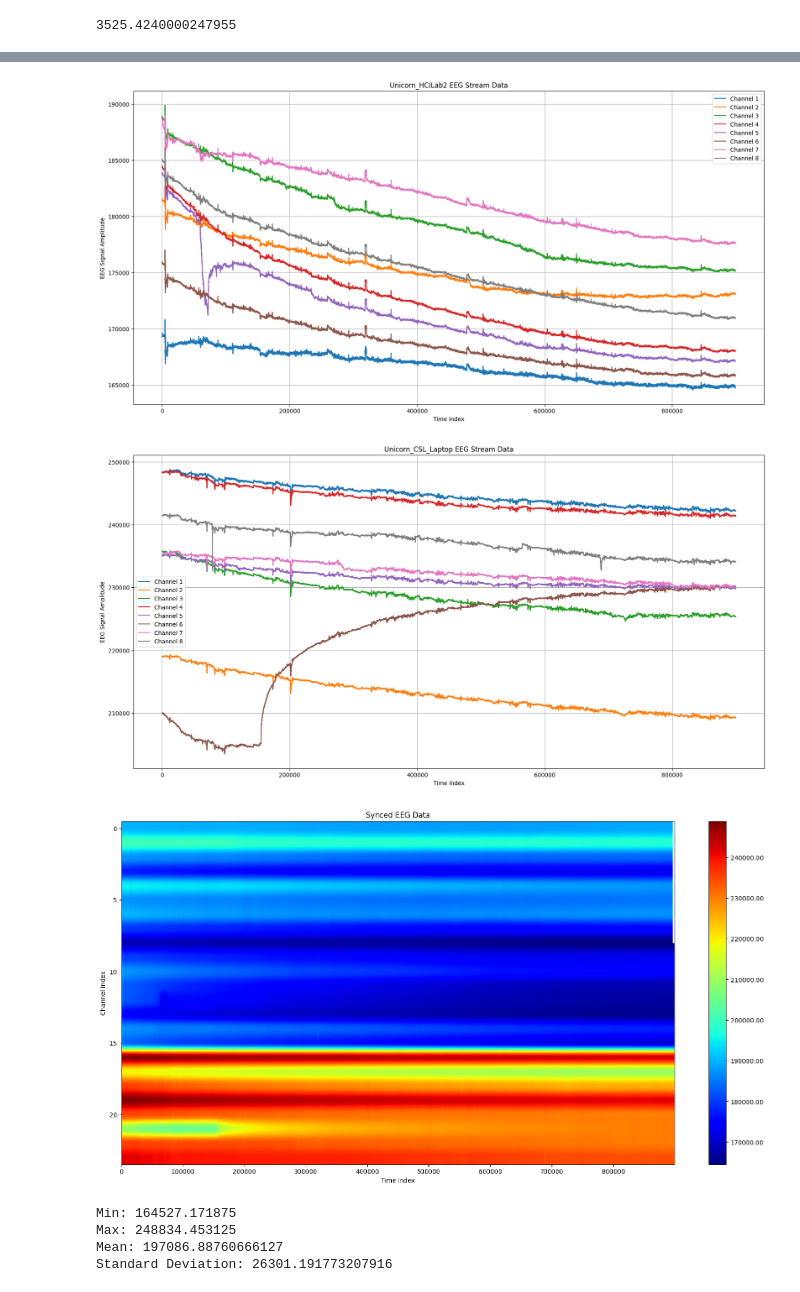
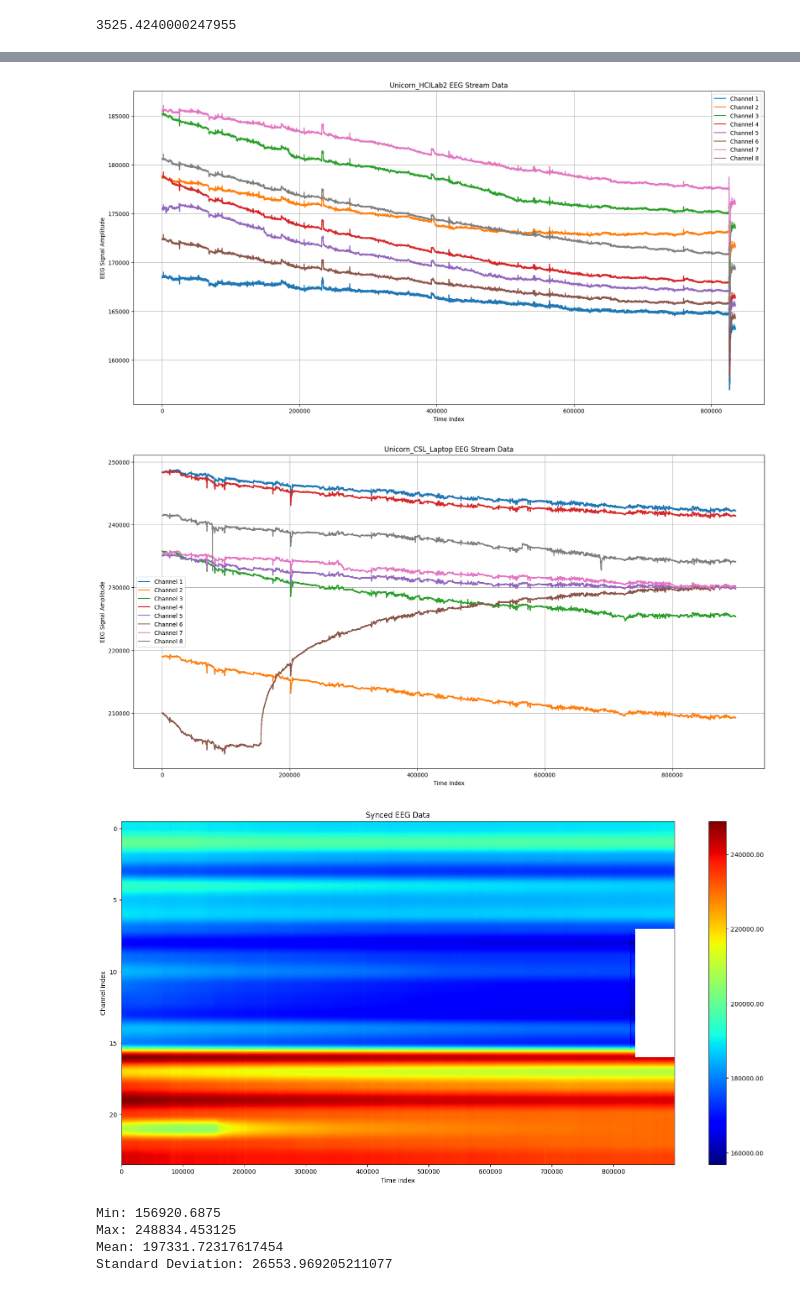
Before and after one commit to henro25/EEG-sync, a Jupyter notebook: final_task_cutoff_EEG_streams/padded_sync_stream_5.ipynb, the cells around one changed output, grey strips where cells are left out. Drawn from its saved outputs; the diff is of its cells as text; code cells hidden in the pictures.

```diff
--- a/final_task_cutoff_EEG_streams/padded_sync_stream_5.ipynb
+++ b/final_task_cutoff_EEG_streams/padded_sync_stream_5.ipynb
@@ -21,9 +21,14 @@ WPI_xdf_path = f"../Group {group_num}/HCILab1-Group5.xdf"
 CSL_xdf_path = f"../Group {group_num}/CSL_Laptop_0111.xdf"
 WPI_data_streams, WPI_header = pyxdf.load_xdf(WPI_xdf_path)
 CSL_data_streams, CSL_header = pyxdf.load_xdf(CSL_xdf_path)
-task_start_UNIX_times = {
+video_start_UNIX_times = {
     "OBS_HCILab1": 1730468872.720,
     "OBS_HCILab2": 1730468906.321,
+    "OBS_CSL_Laptop": 1730468864.031,
+}
+task_start_UNIX_times = {
+    "OBS_HCILab1": 1730469119.120,
+    "OBS_HCILab2": 1730469125.988,
     "OBS_CSL_Laptop": 1730469119.293,
 }
 task_duration = 1730472644.717 - 1730469119.293
@@ -33,7 +38,7 @@ Stream 4: Calculated effective sampling rate 17.3545 Hz is different from specif
 3525.4240000247955
 # %%
 # Sync the streams based on the shared stream's timestamp
-streams = sync_streams(WPI_data_streams, CSL_data_streams, task_start_UNIX_times, task_duration)
+streams = sync_streams(WPI_data_streams, CSL_data_streams, video_start_UNIX_times, task_start_UNIX_times, task_duration)
 combine_streams(group_num, streams)
 # %% [output]
 length of EEG stream: 983723
@@ -54,7 +62,7 @@ For EEG Stream Unicorn_CSL_Laptop, start cutoff index is 9000 and end cutoff ind
-[figure, old version]
+[figure, new version]
 [figure]
-[figure, old version]
+[figure, new version]
-Min: 164527.171875
+Min: 156920.6875
 Max: 248834.453125
-Mean: 197086.88760666127
-Standard Deviation: 26301.191773207916
+Mean: 197331.72317617454
+Standard Deviation: 26553.969205211077
```
Also changed, not shown: parts of 1 cell of this notebook, 3 other files.
